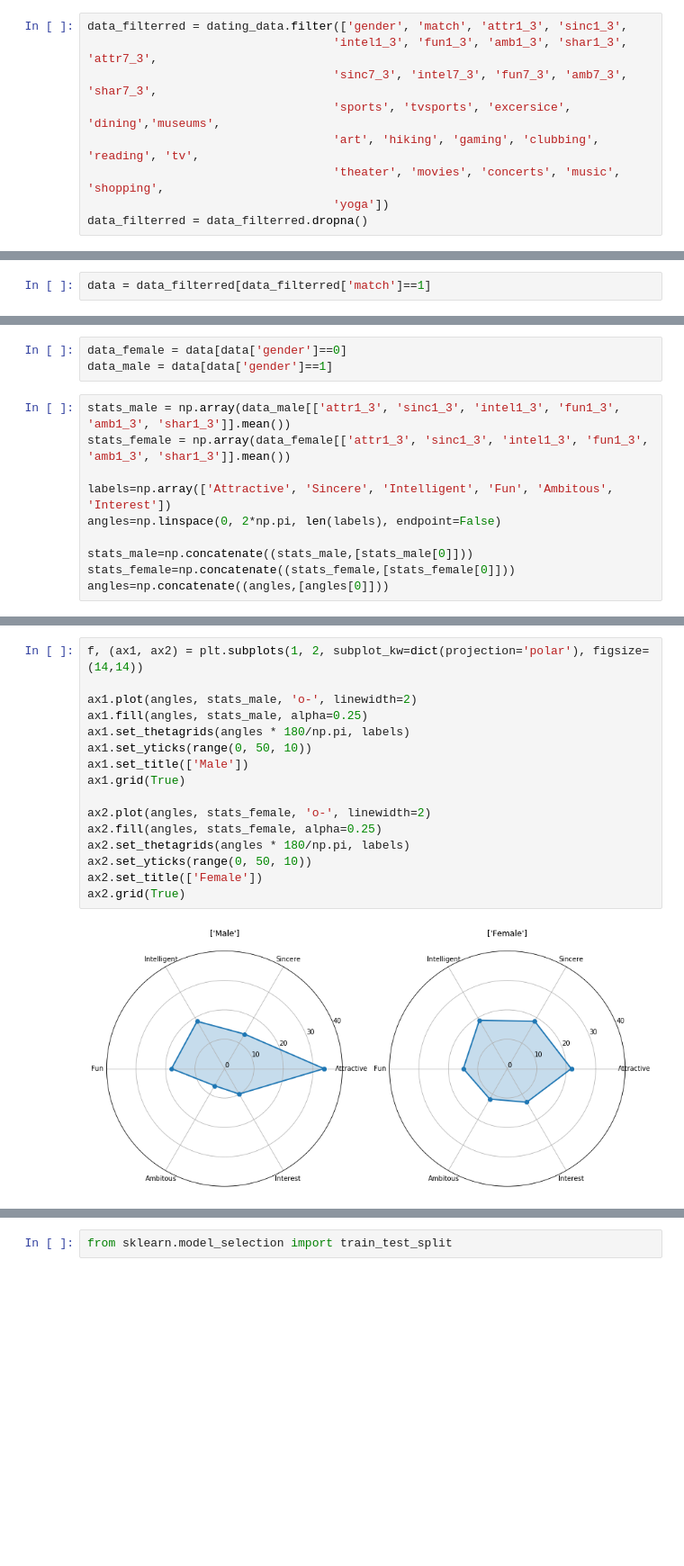
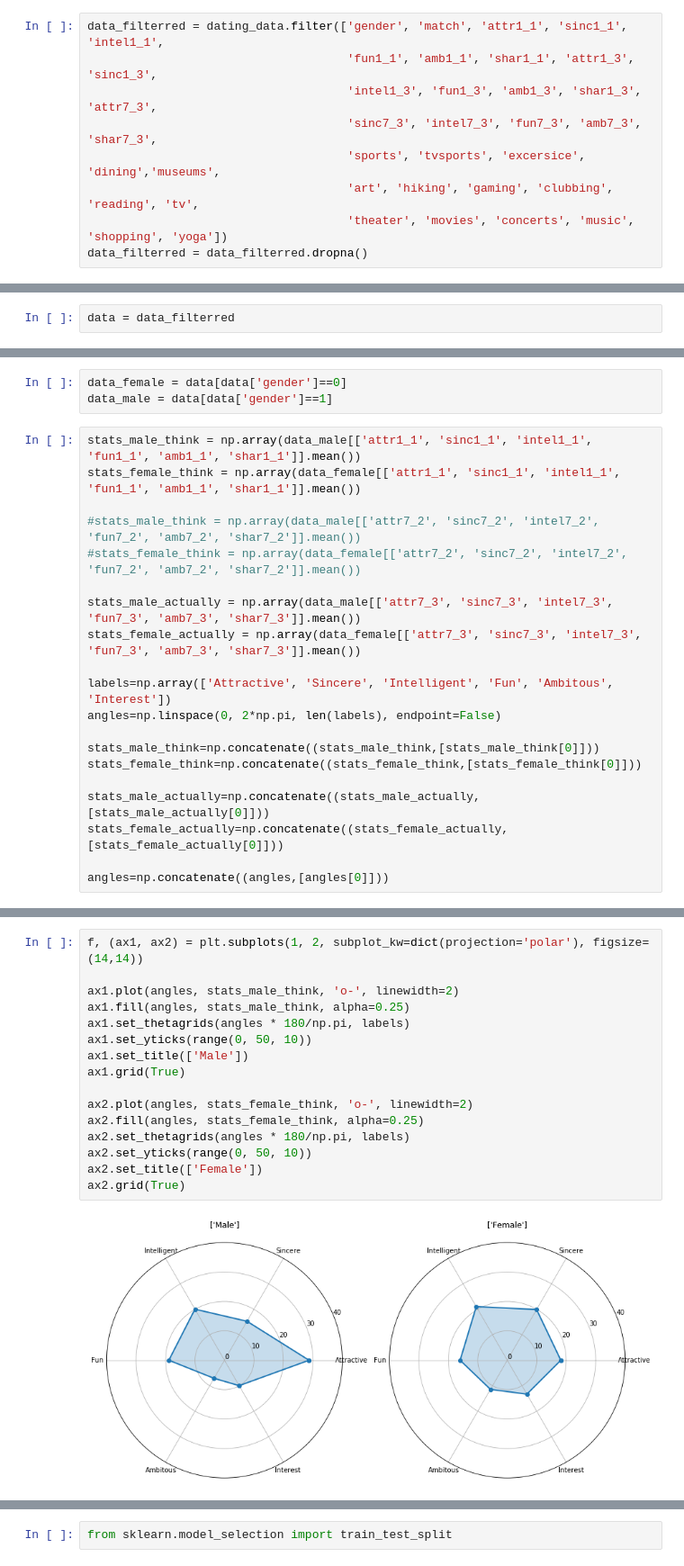
Before and after one commit to tranquidao/HomeWorkSubmit, a Jupyter notebook: dating_data_analyzing.ipynb, the cells around one changed output, grey strips where cells are left out. Shown at 90% size. Drawn from its saved outputs; the diff is of its cells as text; blank space fills up the shorter version.

```diff
--- a/dating_data_analyzing.ipynb
+++ b/dating_data_analyzing.ipynb
@@ -25,9 +55,9 @@ memory usage: 12.5+ MB
 # %%
-data_filterred = dating_data.filter(['gender', 'match', 'attr1_3', 'sinc1_3',
-                                   'intel1_3', 'fun1_3', 'amb1_3', 'shar1_3', 'attr7_3',
-                                   'sinc7_3', 'intel7_3', 'fun7_3', 'amb7_3', 'shar7_3',
-                                   'sports', 'tvsports', 'excersice', 'dining','museums',
-                                   'art', 'hiking', 'gaming', 'clubbing', 'reading', 'tv',
-                                   'theater', 'movies', 'concerts', 'music', 'shopping',
-                                   'yoga'])
+data_filterred = dating_data.filter(['gender', 'match', 'attr1_1', 'sinc1_1', 'intel1_1',
+                                     'fun1_1', 'amb1_1', 'shar1_1', 'attr1_3', 'sinc1_3',
+                                     'intel1_3', 'fun1_3', 'amb1_3', 'shar1_3', 'attr7_3',
+                                     'sinc7_3', 'intel7_3', 'fun7_3', 'amb7_3', 'shar7_3',
+                                     'sports', 'tvsports', 'excersice', 'dining','museums',
+                                     'art', 'hiking', 'gaming', 'clubbing', 'reading', 'tv',
+                                     'theater', 'movies', 'concerts', 'music', 'shopping', 'yoga'])
 data_filterred = data_filterred.dropna()
@@ -38,5 +64,5 @@ import numpy as np
 # %%
-data = data_filterred[data_filterred['match']==1]
+data = data_filterred
 # %%
 data.head()
 # %% [output]
@@ -51,12 +97,22 @@ data.head()
 data_female = data[data['gender']==0]
 data_male = data[data['gender']==1]
 # %%
-stats_male = np.array(data_male[['attr1_3', 'sinc1_3', 'intel1_3', 'fun1_3', 'amb1_3', 'shar1_3']].mean())
-stats_female = np.array(data_female[['attr1_3', 'sinc1_3', 'intel1_3', 'fun1_3', 'amb1_3', 'shar1_3']].mean())
+stats_male_think = np.array(data_male[['attr1_1', 'sinc1_1', 'intel1_1', 'fun1_1', 'amb1_1', 'shar1_1']].mean())
+stats_female_think = np.array(data_female[['attr1_1', 'sinc1_1', 'intel1_1', 'fun1_1', 'amb1_1', 'shar1_1']].mean())
+
+#stats_male_think = np.array(data_male[['attr7_2', 'sinc7_2', 'intel7_2', 'fun7_2', 'amb7_2', 'shar7_2']].mean())
+#stats_female_think = np.array(data_female[['attr7_2', 'sinc7_2', 'intel7_2', 'fun7_2', 'amb7_2', 'shar7_2']].mean())
+
+stats_male_actually = np.array(data_male[['attr7_3', 'sinc7_3', 'intel7_3', 'fun7_3', 'amb7_3', 'shar7_3']].mean())
+stats_female_actually = np.array(data_female[['attr7_3', 'sinc7_3', 'intel7_3', 'fun7_3', 'amb7_3', 'shar7_3']].mean())
 
 labels=np.array(['Attractive', 'Sincere', 'Intelligent', 'Fun', 'Ambitous', 'Interest'])
 angles=np.linspace(0, 2*np.pi, len(labels), endpoint=False)
 
-stats_male=np.concatenate((stats_male,[stats_male[0]]))
-stats_female=np.concatenate((stats_female,[stats_female[0]]))
+stats_male_think=np.concatenate((stats_male_think,[stats_male_think[0]]))
+stats_female_think=np.concatenate((stats_female_think,[stats_female_think[0]]))
+
+stats_male_actually=np.concatenate((stats_male_actually,[stats_male_actually[0]]))
+stats_female_actually=np.concatenate((stats_female_actually,[stats_female_actually[0]]))
+
 angles=np.concatenate((angles,[angles[0]]))
@@ -63,18 +121,18 @@ angles=np.concatenate((angles,[angles[0]]))
 # %%
 f, (ax1, ax2) = plt.subplots(1, 2, subplot_kw=dict(projection='polar'), figsize=(14,14))
 
-ax1.plot(angles, stats_male, 'o-', linewidth=2)
-ax1.fill(angles, stats_male, alpha=0.25)
+ax1.plot(angles, stats_male_think, 'o-', linewidth=2)
+ax1.fill(angles, stats_male_think, alpha=0.25)
 ax1.set_thetagrids(angles * 180/np.pi, labels)
 ax1.set_yticks(range(0, 50, 10))
 ax1.set_title(['Male'])
 ax1.grid(True)
 
-ax2.plot(angles, stats_female, 'o-', linewidth=2)
-ax2.fill(angles, stats_female, alpha=0.25)
+ax2.plot(angles, stats_female_think, 'o-', linewidth=2)
+ax2.fill(angles, stats_female_think, alpha=0.25)
 ax2.set_thetagrids(angles * 180/np.pi, labels)
 ax2.set_yticks(range(0, 50, 10))
 ax2.set_title(['Female'])
 ax2.grid(True)
 # %% [output]
-[figure, old version]
+[figure, new version]
```
Also changed, not shown: parts of 25 cells of this notebook.
